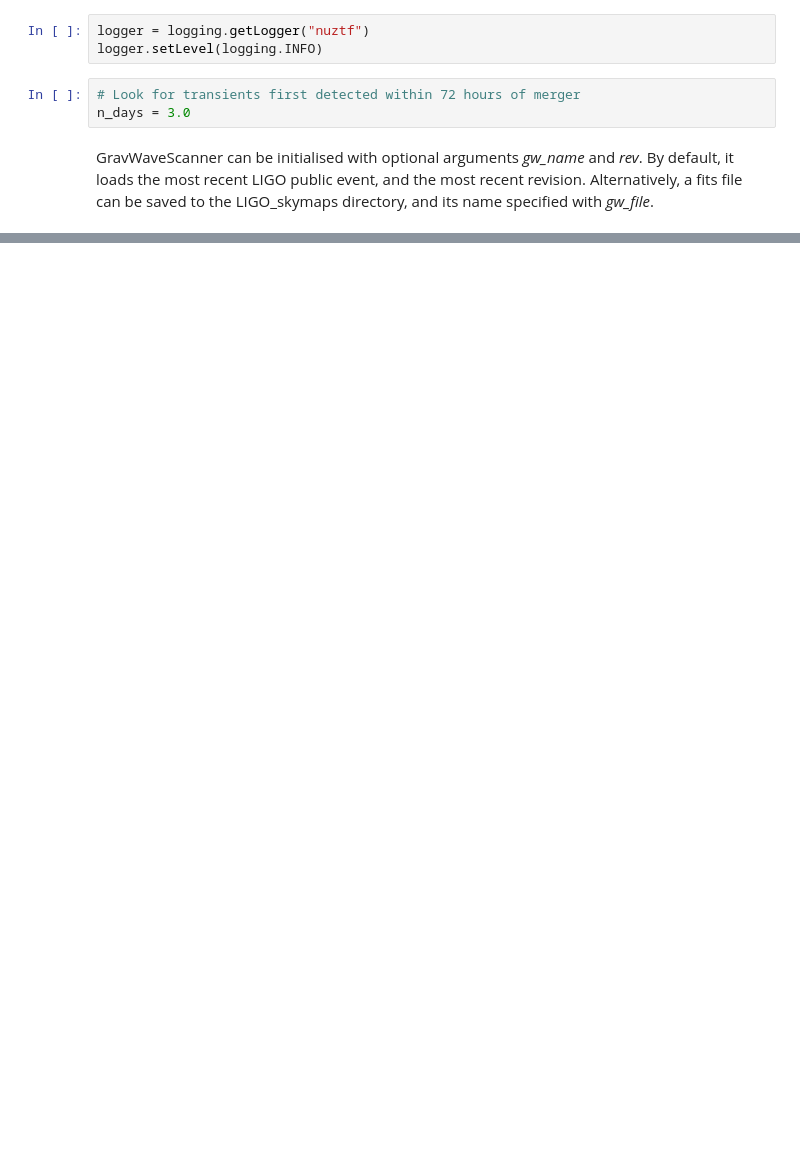
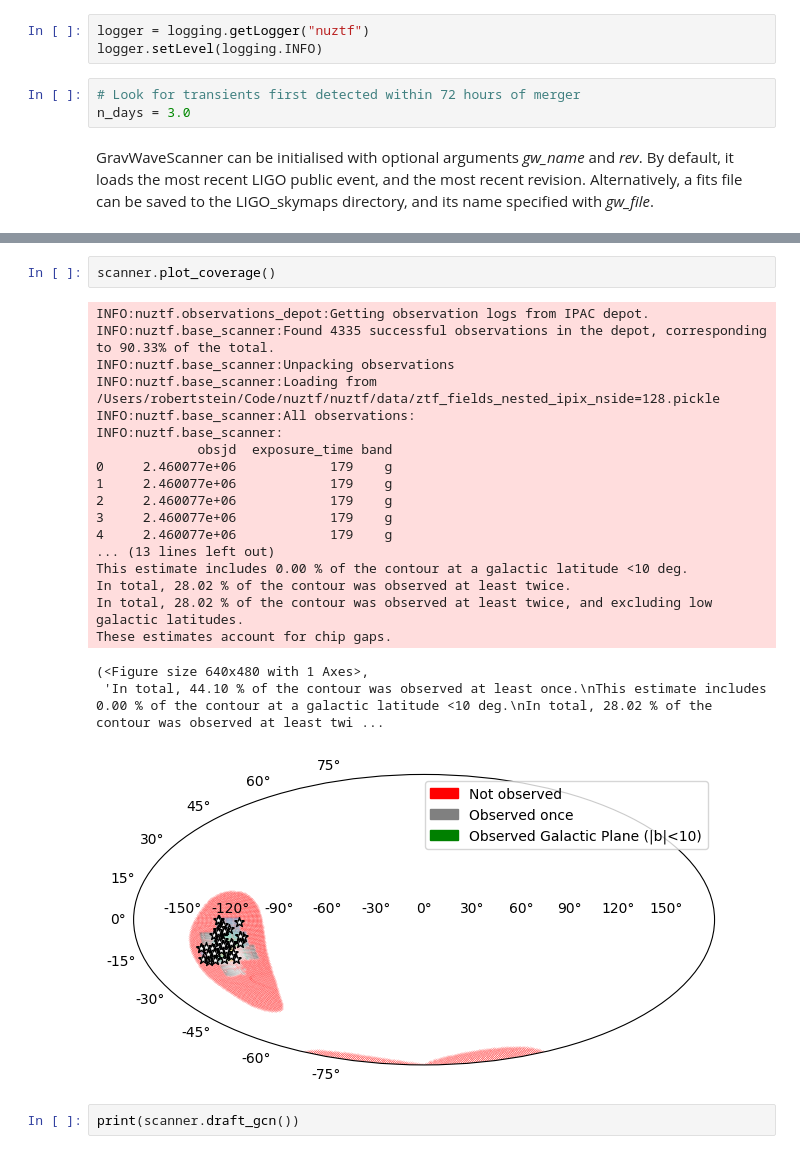
Before and after one commit to desy-multimessenger/nuztf, a Jupyter notebook: notebooks/run_skymap_scan.ipynb, the cells around one changed output, grey strips where cells are left out. Saved outputs shown, nothing was run; the diff lists cells and outputs as text; blank space fills up the shorter version.

Commit message:
Depot

```diff
--- a/notebooks/run_skymap_scan.ipynb
+++ b/notebooks/run_skymap_scan.ipynb
@@ -87 +112,26 @@ scanner.export_cache_to_fritz()
+# %%
+scanner.plot_coverage()
+# %% [output]
+INFO:nuztf.observations_depot:Getting observation logs from IPAC depot.
+INFO:nuztf.base_scanner:Found 4335 successful observations in the depot, corresponding to 90.33% of the total.
+INFO:nuztf.base_scanner:Unpacking observations
+INFO:nuztf.base_scanner:Loading from /Users/robertstein/Code/nuztf/nuztf/data/ztf_fields_nested_ipix_nside=128.pickle
+INFO:nuztf.base_scanner:All observations:
+INFO:nuztf.base_scanner:
+             obsjd  exposure_time band
+0     2.460077e+06            179    g
+1     2.460077e+06            179    g
+2     2.460077e+06            179    g
+3     2.460077e+06            179    g
+4     2.460077e+06            179    g
+... (13 lines left out)
+This estimate includes 0.00 % of the contour at a galactic latitude <10 deg.
+In total, 28.02 % of the contour was observed at least twice.
+In total, 28.02 % of the contour was observed at least twice, and excluding low galactic latitudes.
+These estimates account for chip gaps.
+(<Figure size 640x480 with 1 Axes>,
+ 'In total, 44.10 % of the contour was observed at least once.\nThis estimate includes 0.00 % of the contour at a galactic latitude <10 deg.\nIn total, 28.02 % of the contour was observed at least twi ...
+[figure, added]
+# %%
+print(scanner.draft_gcn())
 # %%
```
Also changed, not shown: parts of 15 cells of this notebook.
